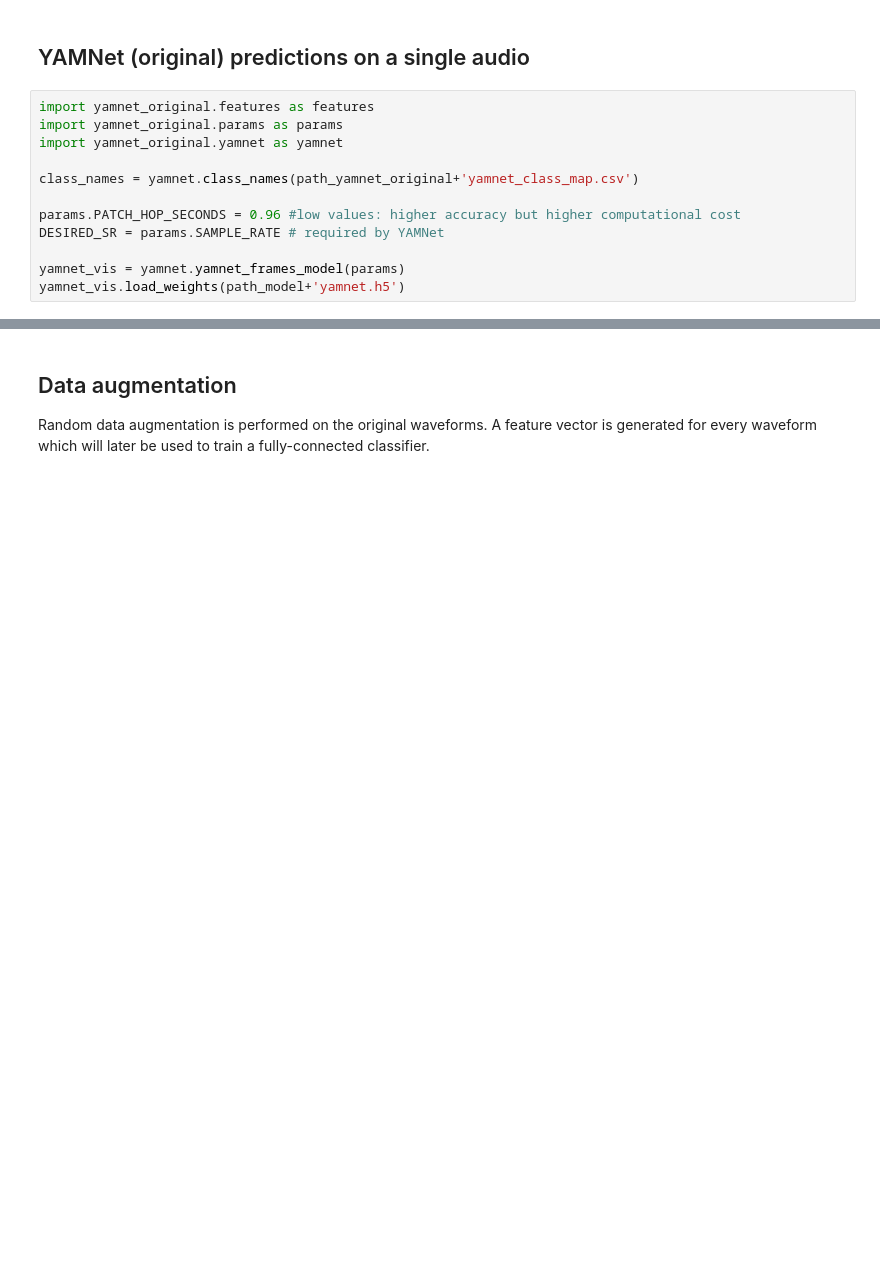
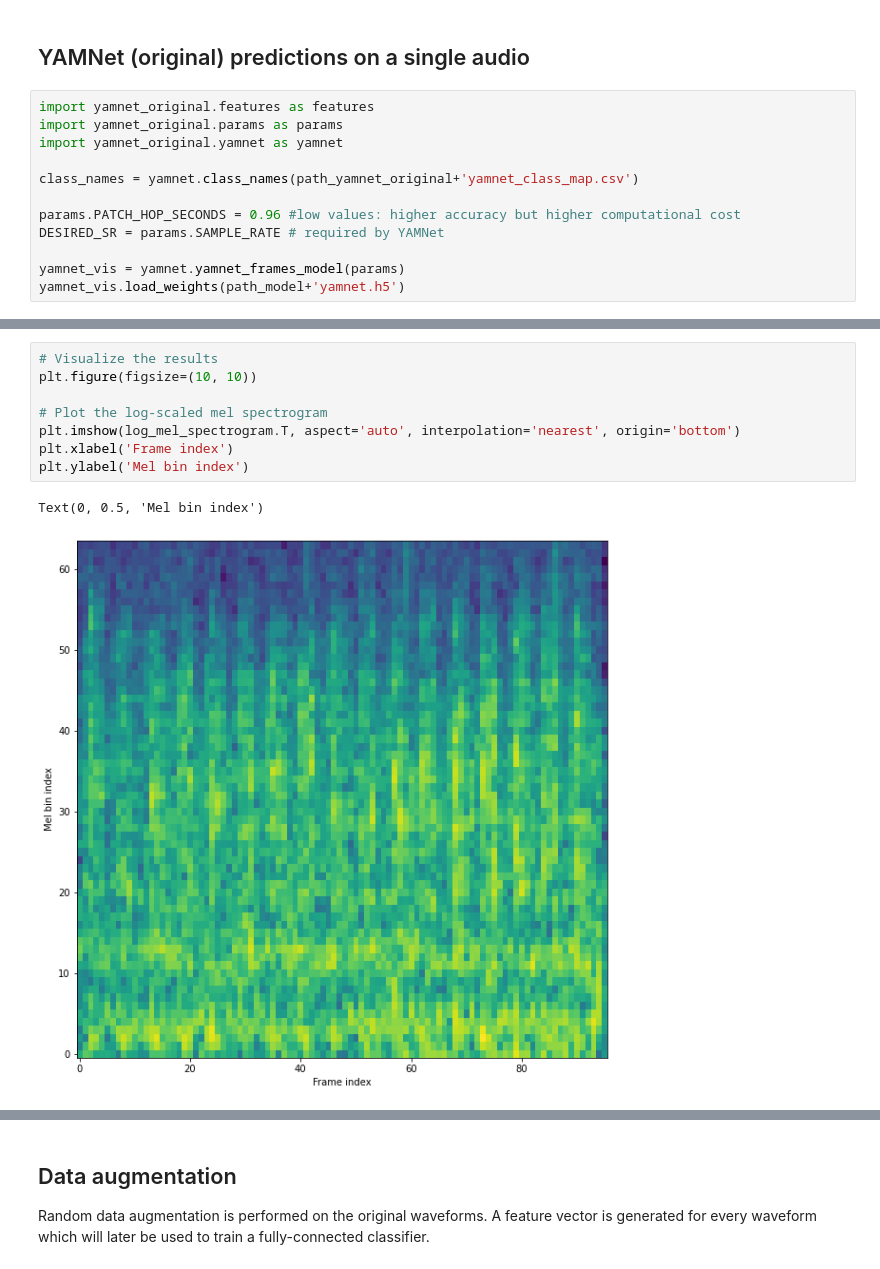
Before and after one commit to jmariscal-harana/yamnet_planes, a Jupyter notebook: yamnet_planes_train.ipynb, the cells around one changed output, grey strips where cells are left out. Saved outputs shown, nothing was run; the diff lists cells and outputs as text; blank space fills up the shorter version.

```diff
--- a/yamnet_planes_train.ipynb
+++ b/yamnet_planes_train.ipynb
@@ -123,3 +138,14 @@ play_audio(file_tmp,DESIRED_SR,waveform)
+# %%
+# Visualize the results
+plt.figure(figsize=(10, 10))
+
+# Plot the log-scaled mel spectrogram
+plt.imshow(log_mel_spectrogram.T, aspect='auto', interpolation='nearest', origin='bottom')
+plt.xlabel('Frame index')
+plt.ylabel('Mel bin index')
+# %% [output]
+Text(0, 0.5, 'Mel bin index')
+[figure, added]
 # %%
 # Visualize the results
 plt.figure(figsize=(10, 15))
```
Also changed, not shown: parts of 13 cells of this notebook.
